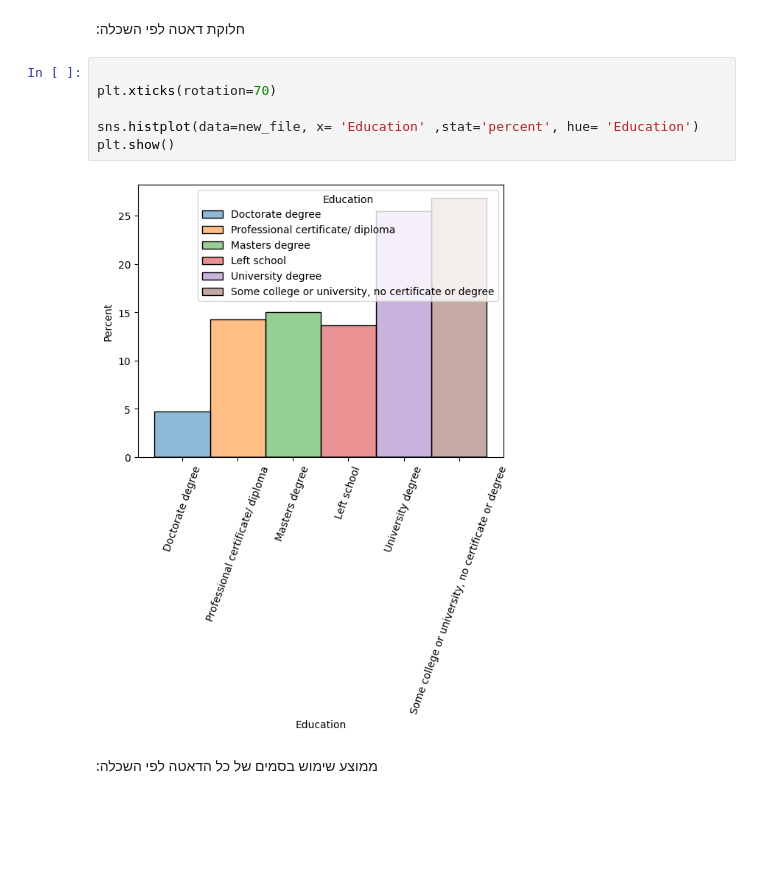
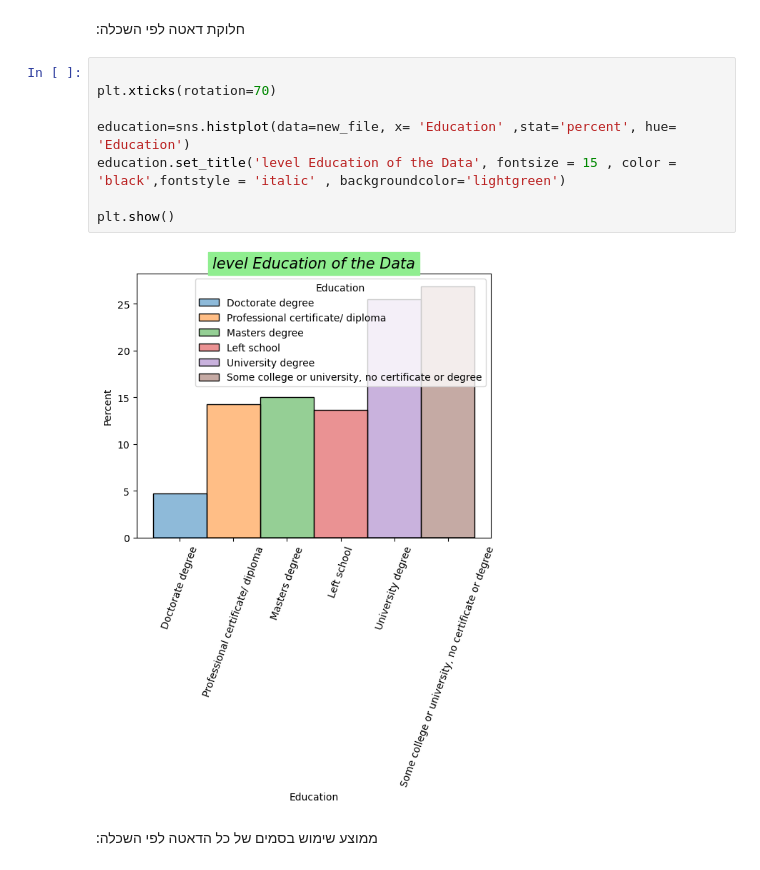
Before and after one commit to neriyabrin/Drug-Analysis-project, a Jupyter notebook: Drug Analysis_project.ipynb, the cells around one changed output. Saved outputs shown, nothing was run; the diff lists cells and outputs as text; blank space fills up the shorter version.

```diff
--- a/Drug Analysis_project.ipynb
+++ b/Drug Analysis_project.ipynb
@@ -225,11 +195,13 @@ new_file.replace(['Left school at 18 years', 'Left school at 16 years', 'Left sc
 # %%
 
 plt.xticks(rotation=70)
 
-sns.histplot(data=new_file, x= 'Education' ,stat='percent', hue= 'Education')
+education=sns.histplot(data=new_file, x= 'Education' ,stat='percent', hue= 'Education')
+education.set_title('level Education of the Data', fontsize = 15 , color = 'black',fontstyle = 'italic' , backgroundcolor='lightgreen')
+
 plt.show()
 # %% [output]
-[figure, old version]
+[figure, new version]
 # %% [markdown]
 :ממוצע שימוש בסמים של כל הדאטה לפי השכלה
 # %%
```
Also changed, not shown: parts of 13 cells of this notebook.
